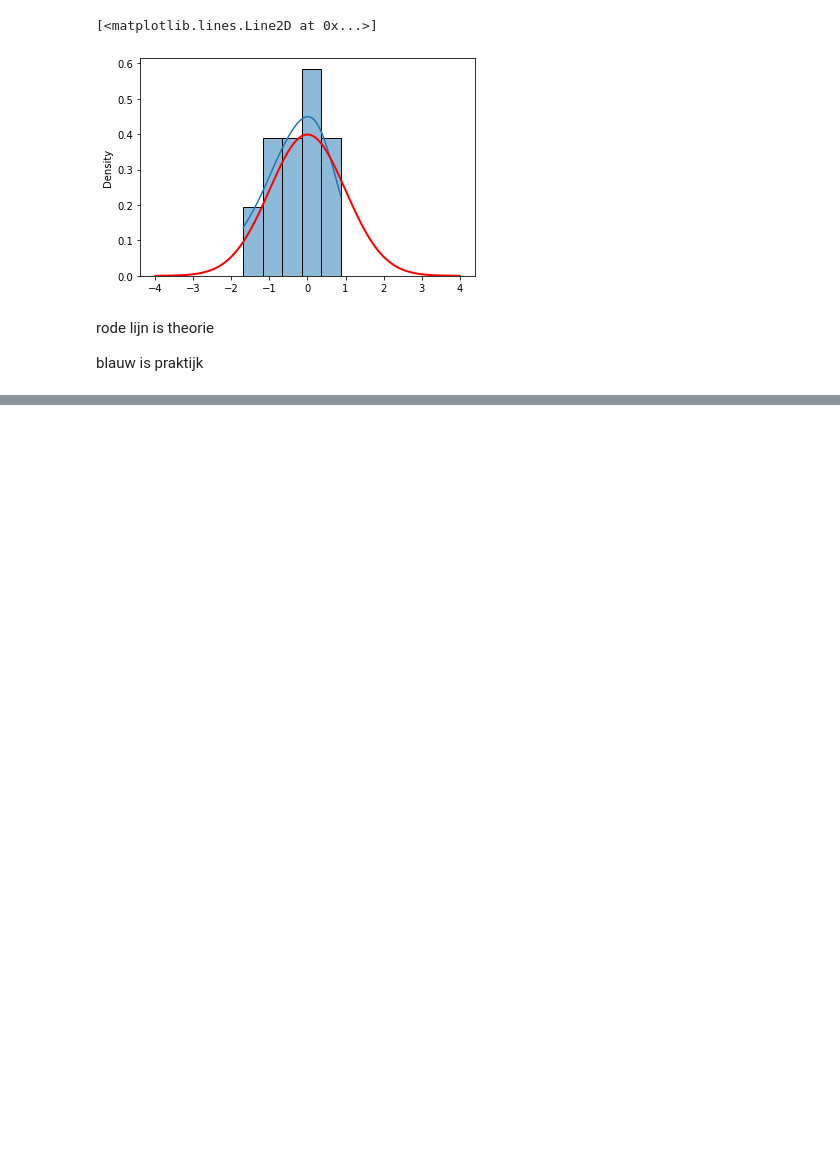
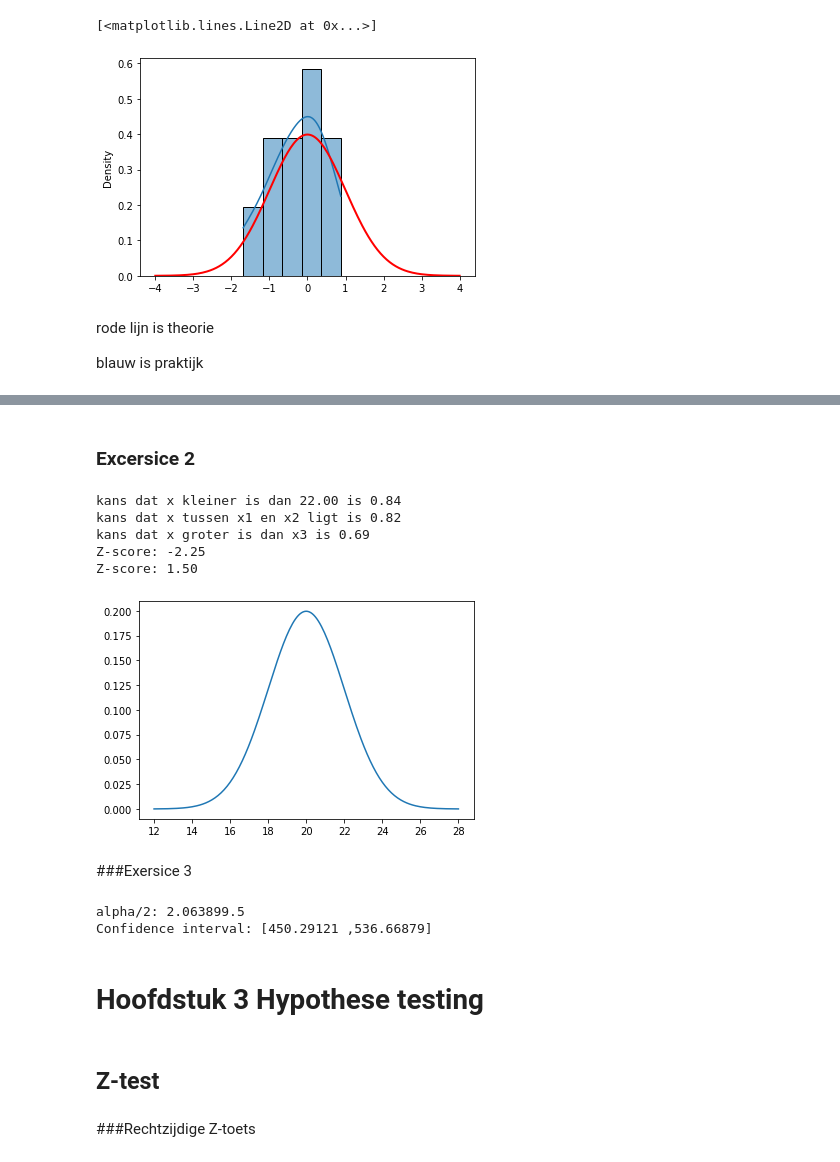
Before and after one commit to arnauddormaels/Data-Science-and-AI, a Jupyter notebook: Solution Labs/Cheat-sheet.ipynb, the cells around one changed output, grey strips where cells are left out. Drawn from its saved outputs; the diff is of its cells as text; code cells hidden in the pictures; blank space fills up the shorter version.

```diff
--- a/Solution Labs/Cheat-sheet.ipynb
+++ b/Solution Labs/Cheat-sheet.ipynb
@@ -409,0 +450,35 @@ blauw is praktijk
+# %% [markdown]
+### Excersice 2
+# %%
+n=64
+m= 20
+s=16/math.sqrt(n)
+x1=22
+x2=16
+x=np.linspace(m - 4*s, m + 4*s,201)
+y=stats.norm.pdf(x,m,s)
+plt.plot(x,y)
+
+
+
+a= stats.norm.cdf(x1, loc=m, scale=s)
+print("kans dat x kleiner is dan %.2f is %.2f" % (x1,a))
+b=stats.norm.cdf(x2, loc=m, scale=s)
+print("kans dat x tussen x1 en x2 ligt is %.2f" %(a-b))
+print("kans dat x groter is dan x3 is %.2f" % stats.norm.sf(19,loc=m,scale=s))
+
+
+z1=(15.5-m)/s
+print("Z-score: %.2f" % z1)
+
+z2=(23-m)/s
+print("Z-score: %.2f" % z2)
+# %% [output]
+kans dat x kleiner is dan 22.00 is 0.84
+kans dat x tussen x1 en x2 ligt is 0.82
+kans dat x groter is dan x3 is 0.69
+Z-score: -2.25
+Z-score: 1.50
+[figure, added]
+# %% [markdown]
+###Exersice 3
@@ -409,0 +488,23 @@ blauw is praktijk
+# %%
+s=df['Money'][:25].std()                                      #gebruikt enkel de eerste 25 waarden nemen van df
+n=25
+m=df['Money'][:25].mean()
+alpha= 0.05
+
+z_alpha_div2=stats.t.isf(alpha/2,n-1)                         #alpha/2 bereken
+print("alpha/2: %f.5" % z_alpha_div2)
+
+lower_limit =m - (z_alpha_div2*s / math.sqrt(n))               #Betrouwbaarheids interval berekenen
+upper_limit =m + (z_alpha_div2*s / math.sqrt(n))
+
+
+print("Confidence interval: [%.5f ,%.5f]" % (lower_limit,upper_limit))
+# %% [output]
+alpha/2: 2.063899.5
+Confidence interval: [450.29121 ,536.66879]
+# %% [markdown]
+# **Hoofdstuk 3 Hypothese testing**
+# %% [markdown]
+## Z-test
+# %% [markdown]
+###Rechtzijdige Z-toets
```
Also changed, not shown: parts of 13 cells of this notebook.
